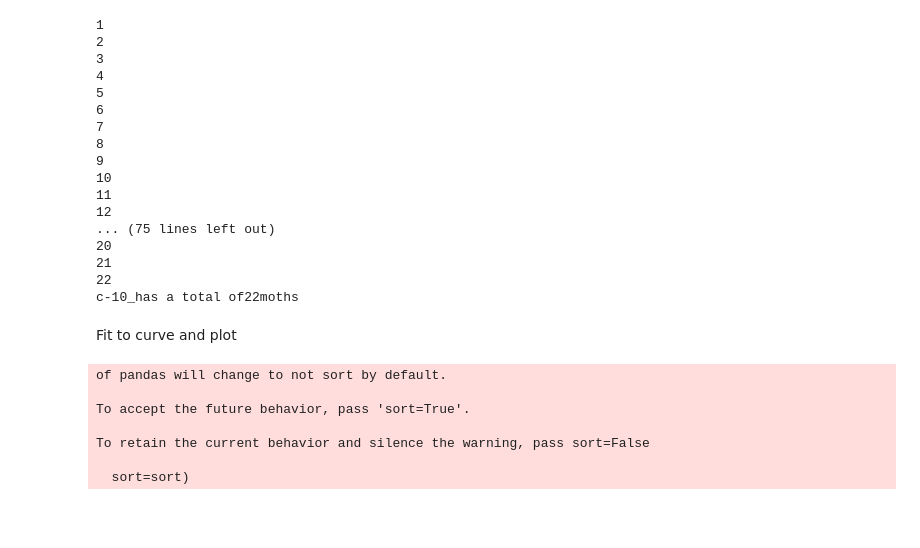
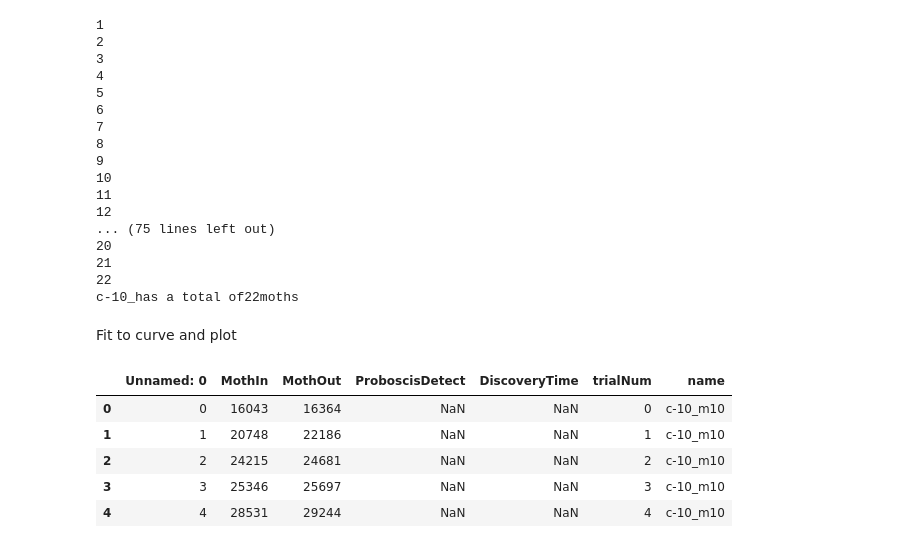
Before and after one commit to TanviDeora/MothLearning, a Jupyter notebook: Step6_ConsolidateData_CalculateParameters_ForEachFloralType.ipynb, the cells around one changed output. Cells and saved outputs as stored; diff of their text form; code cells hidden in the pictures; blank space fills up the shorter version.

```diff
--- a/Step6_ConsolidateData_CalculateParameters_ForEachFloralType.ipynb
+++ b/Step6_ConsolidateData_CalculateParameters_ForEachFloralType.ipynb
@@ -98,18 +110,19 @@ import glob
 
 dFrame = pd.DataFrame()
 
-file = glob.glob(outpath + '*.csv')
+file = glob.glob(outpath + '*c*AllTrials.csv')
 
 for file in file:
     df = pd.read_csv(file)
     dFrame = dFrame.append(df)
 dFrame.to_csv(outpath  + "AllMoths_AllTrials.csv")
-# %% [output]
-of pandas will change to not sort by default.
-
-To accept the future behavior, pass 'sort=True'.
-
-To retain the current behavior and silence the warning, pass sort=False
-
-  sort=sort)
+# %%
+dFrame.head()
+# %% [output]
+|  | Unnamed: 0 | MothIn | MothOut | ProboscisDetect | DiscoveryTime | trialNum | name |
+| 0 | 0 | 16043 | 16364 | NaN | NaN | 0 | c-10_m10 |
+| 1 | 1 | 20748 | 22186 | NaN | NaN | 1 | c-10_m10 |
+| 2 | 2 | 24215 | 24681 | NaN | NaN | 2 | c-10_m10 |
+| 3 | 3 | 25346 | 25697 | NaN | NaN | 3 | c-10_m10 |
+| 4 | 4 | 28531 | 29244 | NaN | NaN | 4 | c-10_m10 |
 # %%
```
Also changed, not shown: parts of 6 cells of this notebook, 3 other files.
